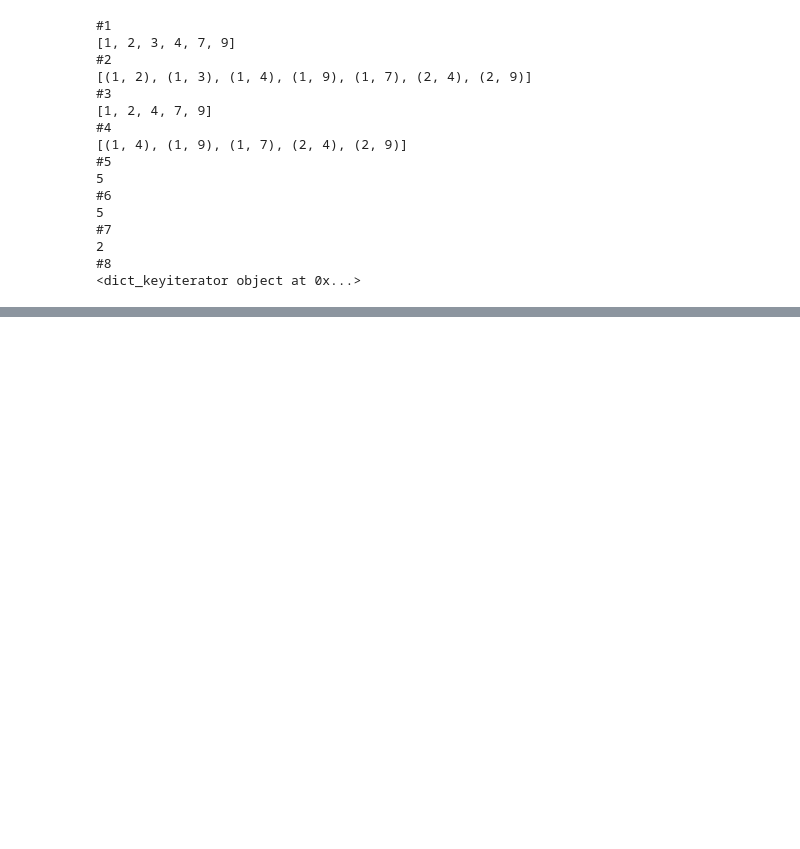
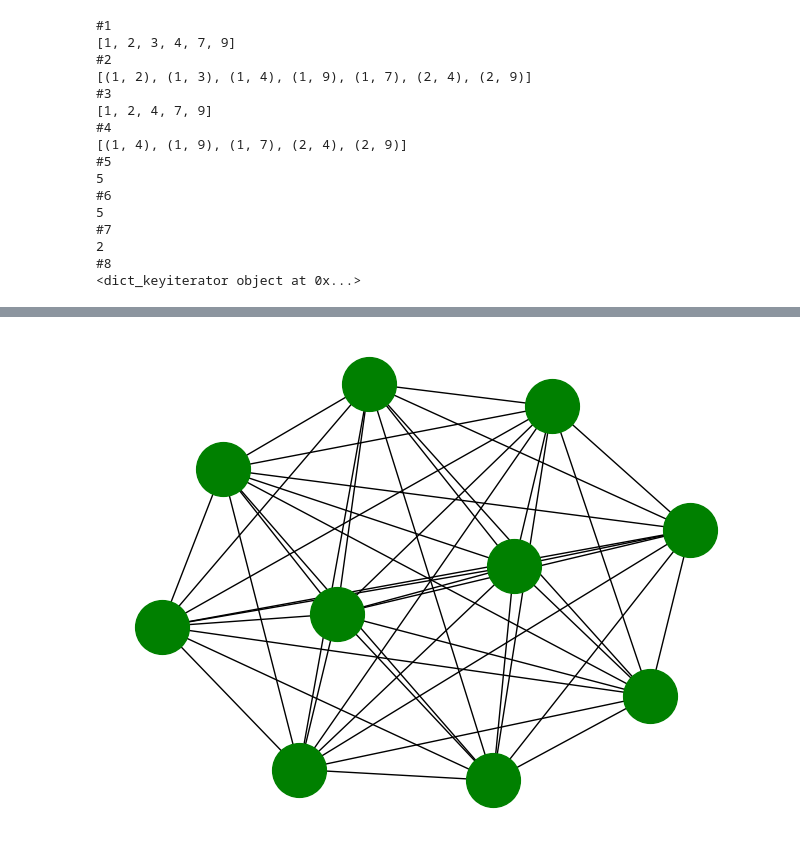
Before and after one commit to ajit-ai/Data_Science, a Jupyter notebook: NetworX/Network-Graph.ipynb, the cells around one changed output, grey strips where cells are left out. Cells and saved outputs as stored; diff of their text form; code cells hidden in the pictures; blank space fills up the shorter version.

```diff
--- a/NetworX/Network-Graph.ipynb
+++ b/NetworX/Network-Graph.ipynb
@@ -91,0 +104,12 @@ G.clear()
+# %%
+# import required module
+import networkx
+
+# create object
+G = networkx.complete_graph(10)
+
+# illustrate graph
+networkx.draw(G, node_color = 'green',
+              node_size = 1500)
+# %% [output]
+[figure, added]
```
Also changed, not shown: parts of 1 cell of this notebook, 2 other files.
